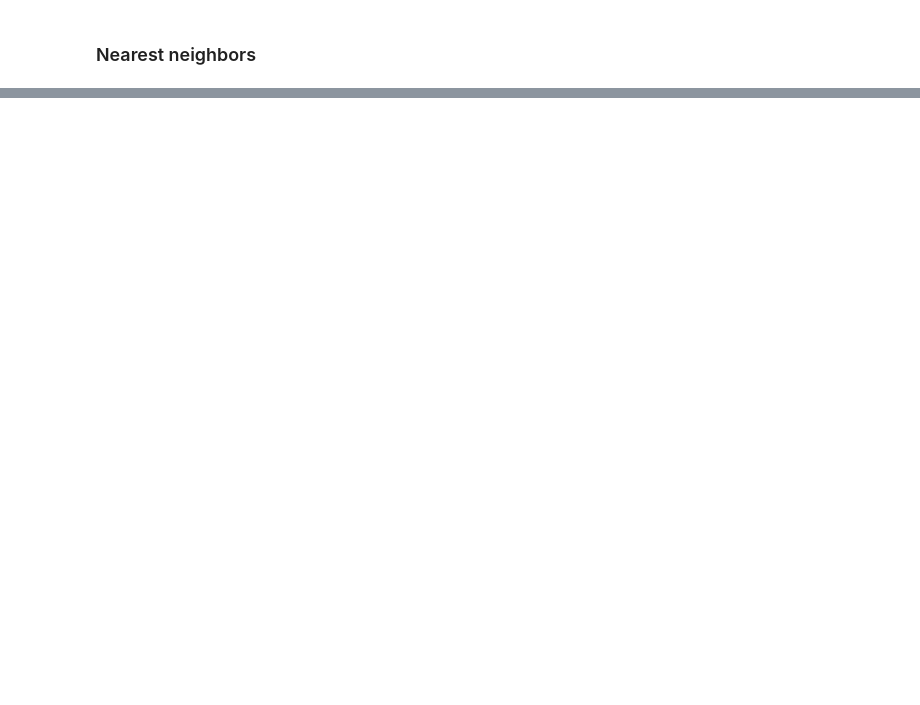
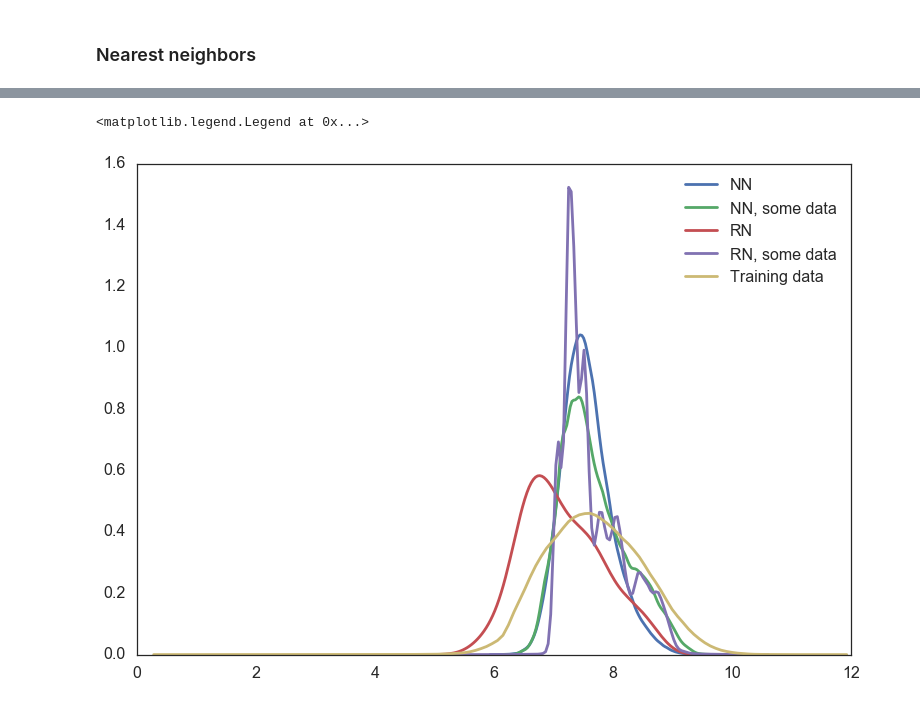
Before and after one commit to ewillmot/kaggle-allstate, a Jupyter notebook: notebooks/20161104_KEW_modelcombos.ipynb, the cells around one changed output, grey strips where cells are left out. Cells and saved outputs as stored; diff of their text form; code cells hidden in the pictures; blank space fills up the shorter version.

```diff
--- a/notebooks/20161104_KEW_modelcombos.ipynb
+++ b/notebooks/20161104_KEW_modelcombos.ipynb
@@ -166,13 +165,0 @@ plt.plot(nns,maes)
-# %%
-model = RandomForestRegressor(n_estimators=160,max_features=80,min_samples_split=5)
-x = some_full[0:len(train)]
-model.fit(x,y)
-
-test_dataset = some_full[len(train):]
-submission.iloc[:, 1] = np.exp(model.predict(test_dataset))
-submission.to_csv(loc+'random_forest5.csv', index=None)
-
-fig,ax = plt.subplots()
-sns.distplot(model.predict(test_dataset),ax=ax,label='Prediction - Test')
-sns.distplot(y,hist=False,ax=ax,label='Loss - Training')
-plt.legend()
@@ -178,0 +178,28 @@ plt.legend()
+# %%
+from sklearn.neighbors import RadiusNeighborsRegressor
+
+x1 = some_full[0:len(train)]
+x2 = keepdf[0:len(train)]
+
+knn = KNeighborsRegressor(n_neighbors=8,n_jobs=-1,leaf_size=2)
+knn.fit(x1,y)
+
+sns.distplot(knn.predict(some_full[len(train):]),label='NN',hist=False)
+
+knn2 = KNeighborsRegressor(n_neighbors=8,n_jobs=-1,leaf_size=2)
+knn2.fit(x2,y)
+sns.distplot(knn2.predict(keepdf[len(train):]),label='NN, some data',hist=False)
+
+rnn = RadiusNeighborsRegressor()
+rnn.fit(x1,y)
+sns.distplot(rnn.predict(some_full[len(train):]),label='RN',hist=False)
+
+rnn2 = RadiusNeighborsRegressor()
+rnn2.fit(x2,y)
+sns.distplot(rnn2.predict(keepdf[len(train):]),label='RN, some data',hist=False)
+
+sns.distplot(y,label='Training data',hist=False)
+plt.legend(loc='best')
+# %% [output]
+<matplotlib.legend.Legend at 0x...>
+[figure, added]
```
Also changed, not shown: parts of 4 cells of this notebook.
